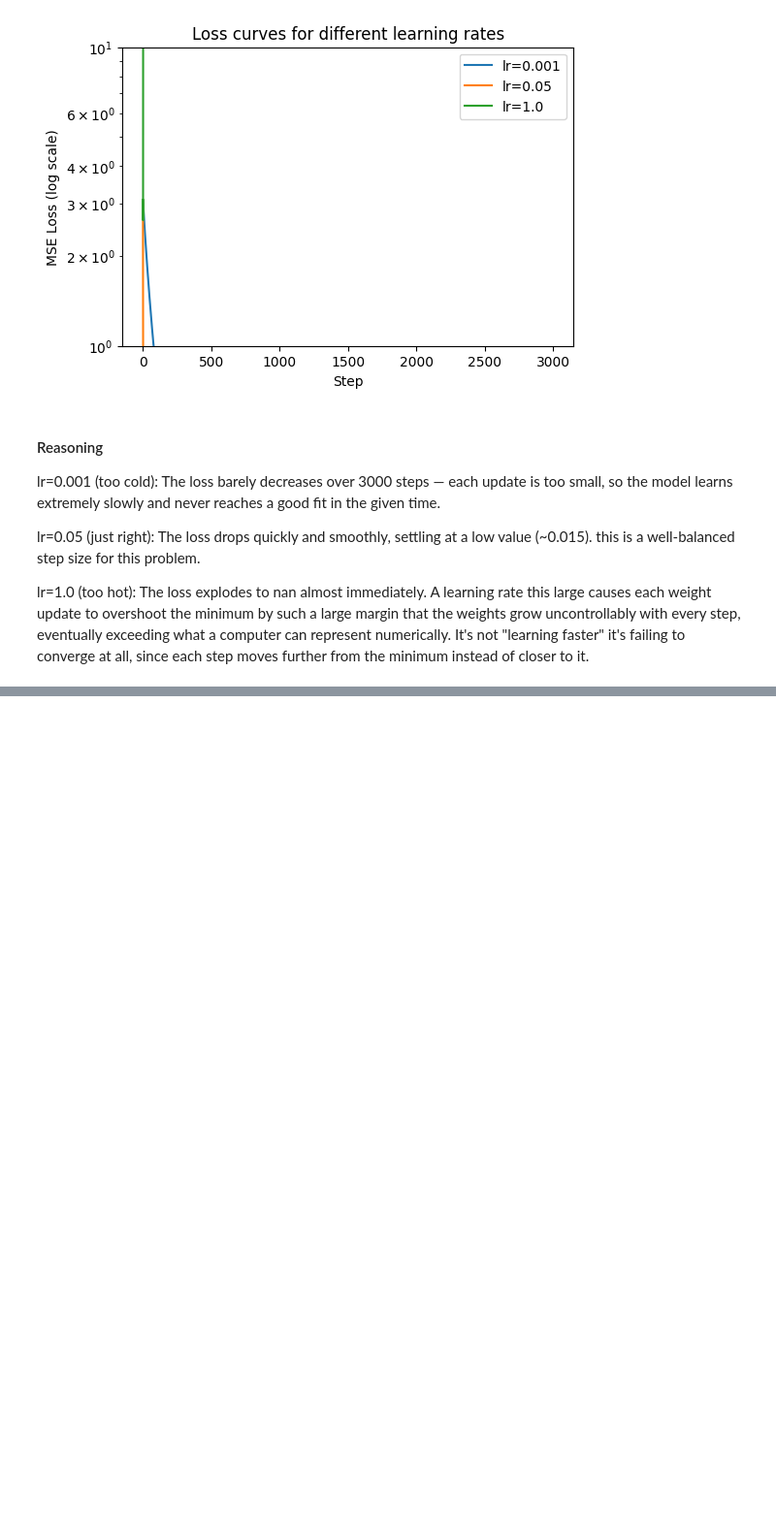
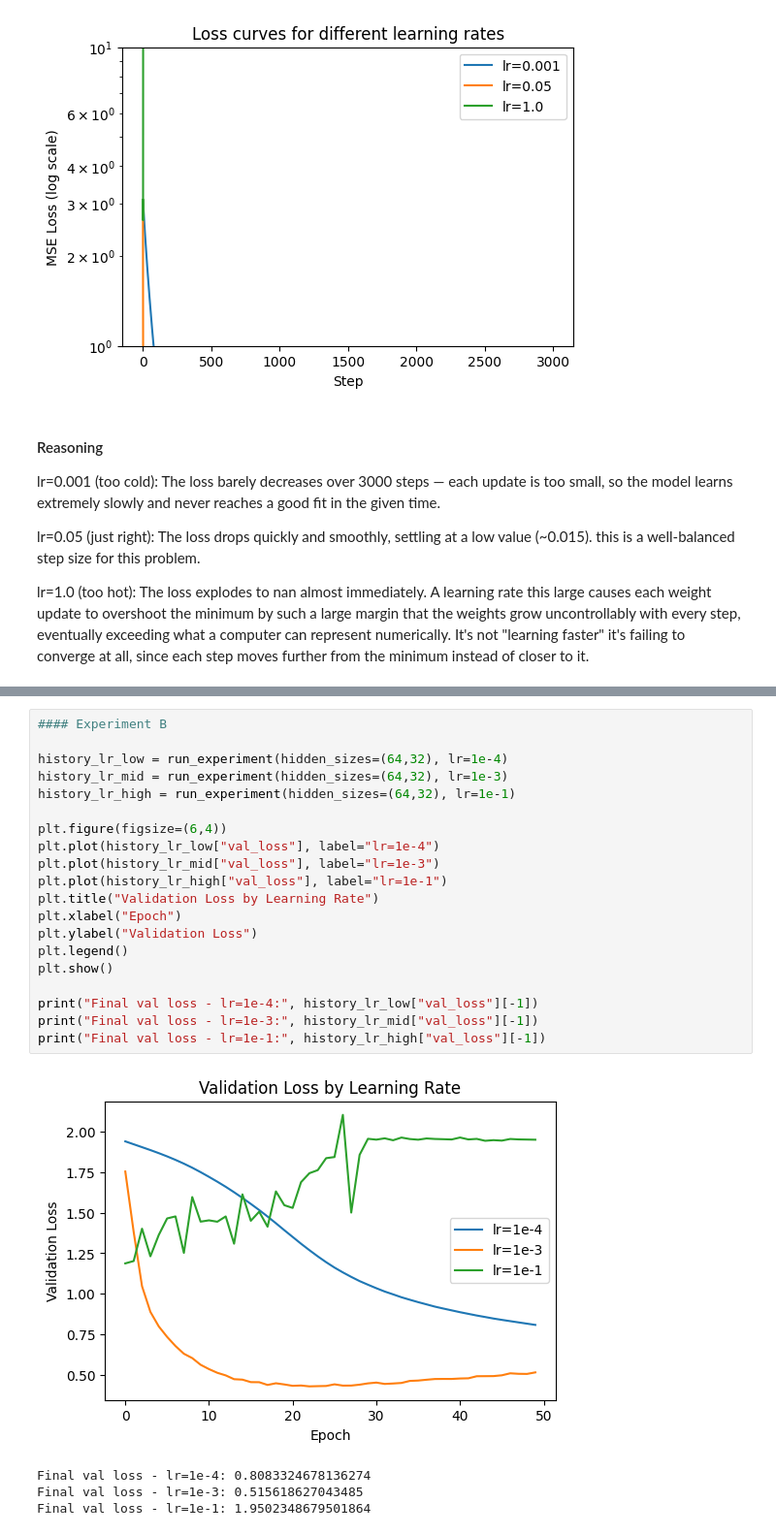
Before and after one commit to Nijimbere722/lab-3, a Jupyter notebook: lab_3.ipynb, the cells around one changed output, grey strips where cells are left out. Shown at 97% size. Saved outputs shown, nothing was run; the diff lists cells and outputs as text; blank space fills up the shorter version.

```diff
--- a/lab_3.ipynb
+++ b/lab_3.ipynb
@@ -289,0 +636,25 @@ lr=1.0 (too hot): The loss explodes to nan almost immediately. A learning rate t
+# %%
+#### Experiment B
+
+history_lr_low = run_experiment(hidden_sizes=(64,32), lr=1e-4)
+history_lr_mid = run_experiment(hidden_sizes=(64,32), lr=1e-3)
+history_lr_high = run_experiment(hidden_sizes=(64,32), lr=1e-1)
+
+plt.figure(figsize=(6,4))
+plt.plot(history_lr_low["val_loss"], label="lr=1e-4")
+plt.plot(history_lr_mid["val_loss"], label="lr=1e-3")
+plt.plot(history_lr_high["val_loss"], label="lr=1e-1")
+plt.title("Validation Loss by Learning Rate")
+plt.xlabel("Epoch")
+plt.ylabel("Validation Loss")
+plt.legend()
+plt.show()
+
+print("Final val loss - lr=1e-4:", history_lr_low["val_loss"][-1])
+print("Final val loss - lr=1e-3:", history_lr_mid["val_loss"][-1])
+print("Final val loss - lr=1e-1:", history_lr_high["val_loss"][-1])
+# %% [output]
+[figure, added]
+Final val loss - lr=1e-4: 0.8083324678136274
+Final val loss - lr=1e-3: 0.515618627043485
+Final val loss - lr=1e-1: 1.9502348679501864
```
Also changed, not shown: parts of 25 cells of this notebook.
